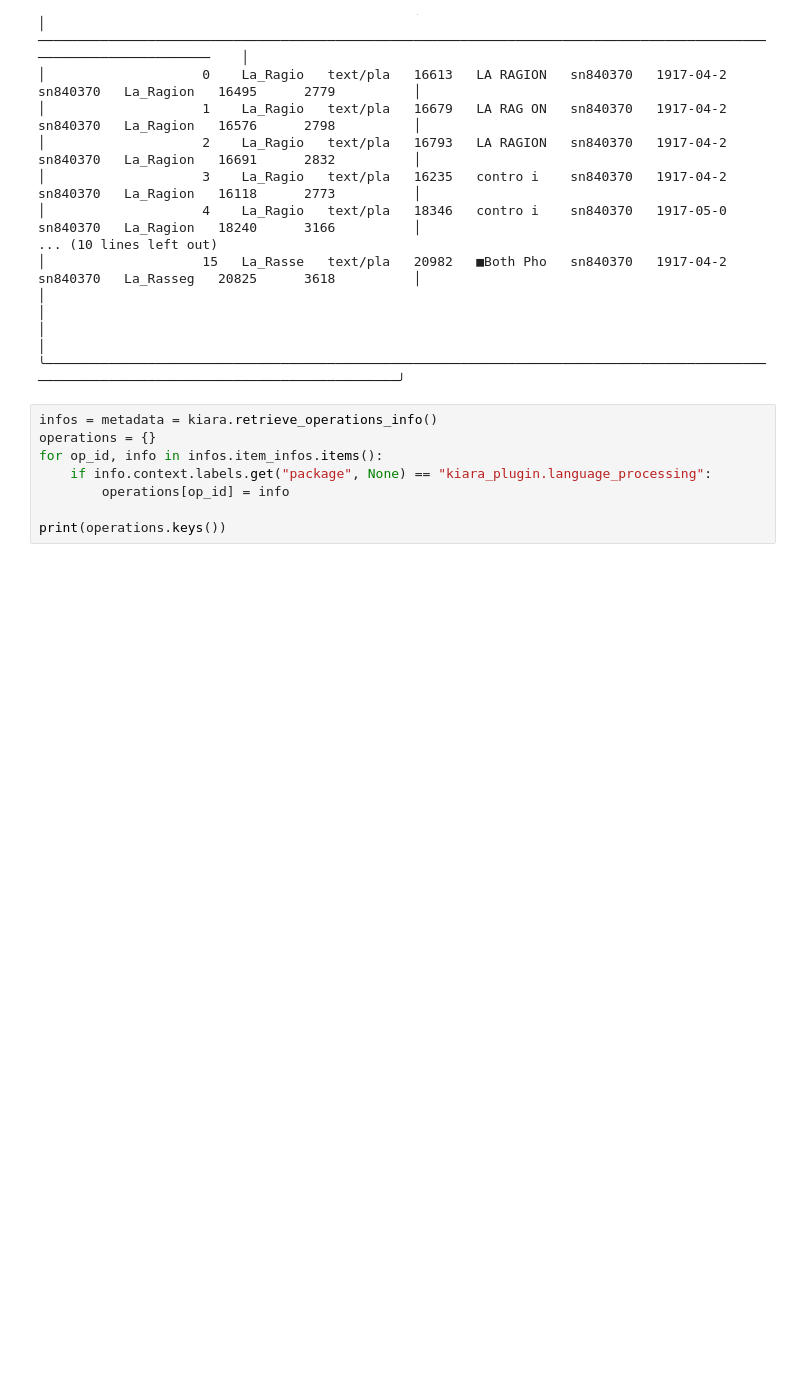
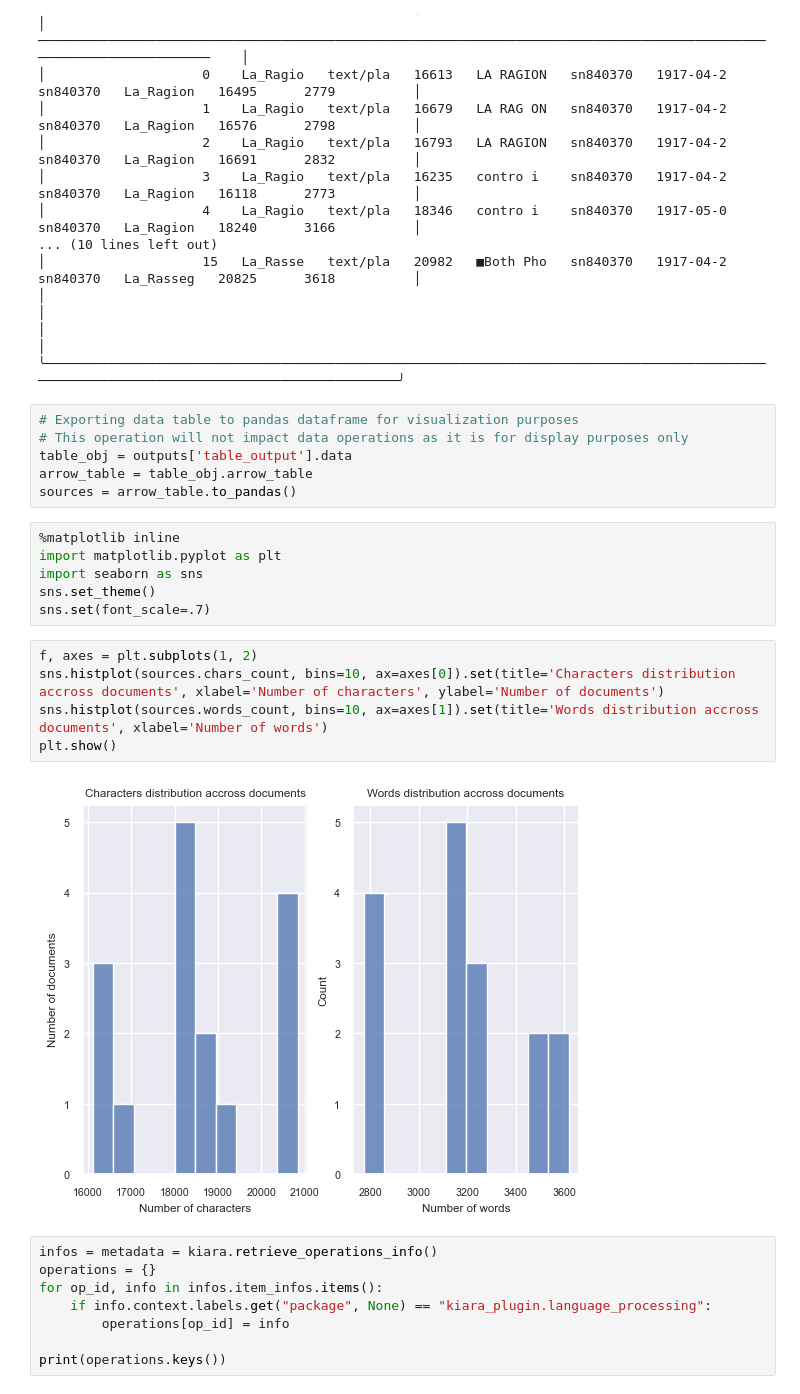
Before and after one commit to DHARPA-Project/kiara_plugin.dh_benelux_2023, a Jupyter notebook: docs/jupyter/kiara_topic_modelling.ipynb, the cells around one changed output. Saved outputs shown, nothing was run; the diff lists cells and outputs as text; blank space fills up the shorter version.

Commit message:
docs: add sns viz for words and chars distrib

```diff
--- a/docs/jupyter/kiara_topic_modelling.ipynb
+++ b/docs/jupyter/kiara_topic_modelling.ipynb
@@ -206,6 +188,25 @@ outputs
 │                                                                                                                                          │
 │                                                                                                                                          │
 ╰──────────────────────────────────────────────────────────────────────────────────────────────────────────────────────────────────────────╯
+# %%
+# Exporting data table to pandas dataframe for visualization purposes
+# This operation will not impact data operations as it is for display purposes only
+table_obj = outputs['table_output'].data
+arrow_table = table_obj.arrow_table
+sources = arrow_table.to_pandas()
+# %%
+%matplotlib inline
+import matplotlib.pyplot as plt
+import seaborn as sns
+sns.set_theme()
+sns.set(font_scale=.7)
+# %%
+f, axes = plt.subplots(1, 2)
+sns.histplot(sources.chars_count, bins=10, ax=axes[0]).set(title='Characters distribution accross documents', xlabel='Number of characters', ylabel='Number of documents')
+sns.histplot(sources.words_count, bins=10, ax=axes[1]).set(title='Words distribution accross documents', xlabel='Number of words')
+plt.show()
+# %% [output]
+[figure, added]
 # %%
 infos = metadata = kiara.retrieve_operations_info()
 operations = {}
```
Also changed, not shown: parts of 1 cell of this notebook.
